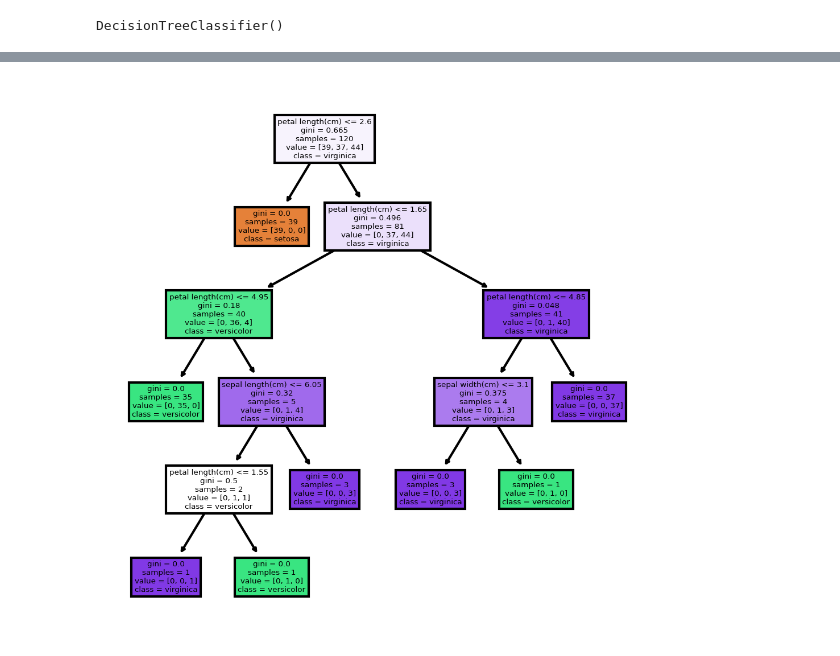
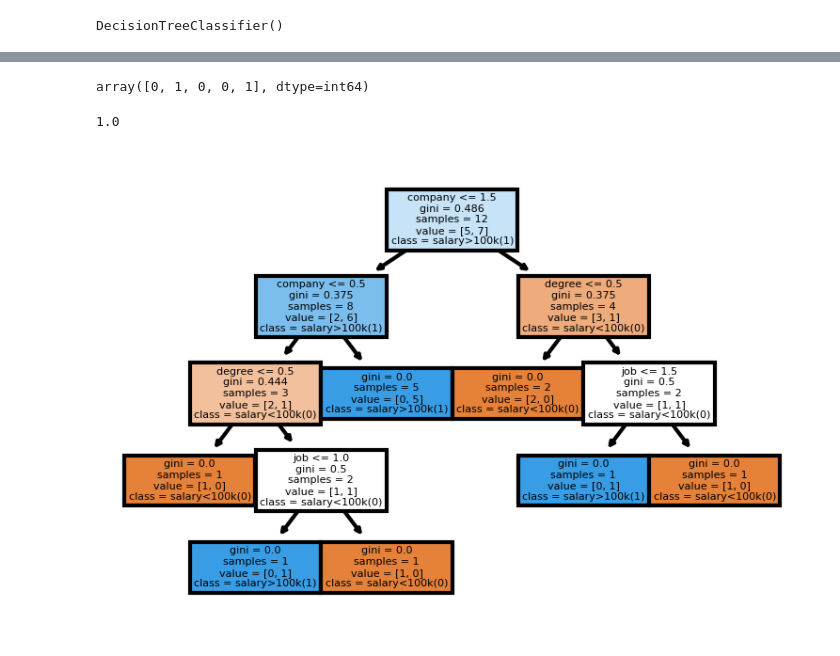
Before and after one commit to Aditya17Git/data-science, a Jupyter notebook: Decision_tree.ipynb, the cells around one changed output, grey strips where cells are left out. Drawn from its saved outputs; the diff is of its cells as text; code cells hidden in the pictures.

```diff
--- a/Decision_tree.ipynb
+++ b/Decision_tree.ipynb
@@ -77,0 +55,3 @@ x
+# %%
+x=df.drop(columns="salary_more_then_100k")
+x
@@ -77,0 +76,3 @@ x
+# %%
+y=df["salary_more_then_100k"]
+y
@@ -81,7 +125,7 @@ x_train,x_test,y_train,y_test=train_test_split(x,y,test_size=.20,random_state=1)
 # %%
 from sklearn.tree import DecisionTreeClassifier
-dtree=DecisionTreeClassifier()
+model=DecisionTreeClassifier()
 # %%
-dtree.fit(x_train,y_train)
+model.fit(x_train,y_train)
 # %% [output]
 DecisionTreeClassifier()
@@ -104,2 +132,11 @@ weighted avg       1.00      1.00      1.00       120
+# %%
+y_pred=model.predict(x_train)
+y_pred[:5]
+# %% [output]
+array([0, 1, 0, 0, 1], dtype=int64)
+# %%
+model.score(x_train,y_pred)
+# %% [output]
+1.0
 # %%
 from sklearn import tree
@@ -106,8 +144,8 @@ from sklearn import tree
 # %%
-fn=['sepal length(cm)','sepal width(cm)','petal length(cm)','petal length(cm)']
-cn=['setosa','versicolor','virginica']
-fig=plt.figure(figsize=(4,4),dpi=300)
-tree.plot_tree(dtree,feature_names=fn,class_names=cn,filled=True)
+input=["company","job","degree"]
+target=['salary<100k(0)','salary>100k(1)']
+fig=plt.figure(figsize=(3,2),dpi=300)
+tree.plot_tree(model,feature_names=input,class_names=target,filled=True)
 fig.savefig('decision_tree.png')
 # %% [output]
-[figure, old version]
+[figure, new version]
```
Also changed, not shown: parts of 20 cells of this notebook.
